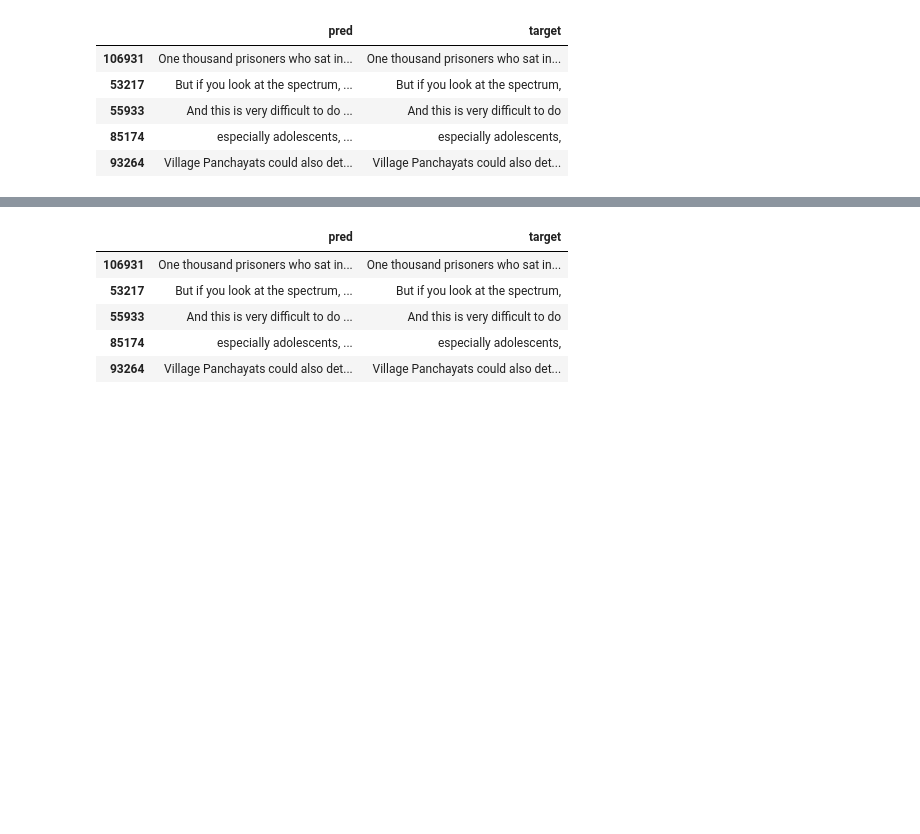
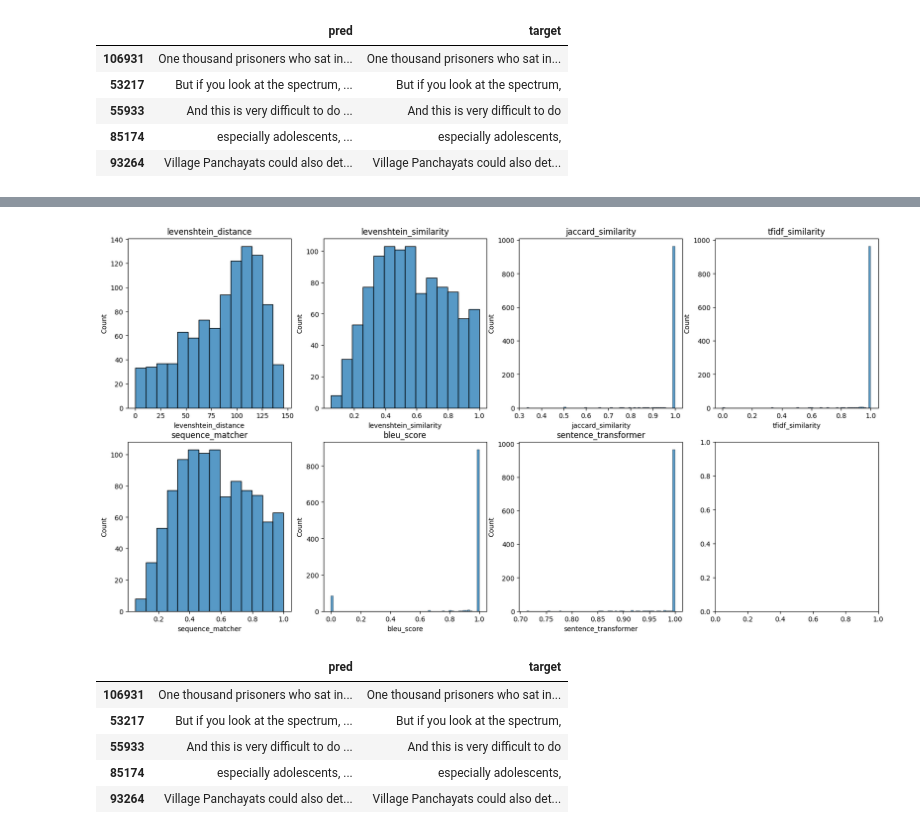
Before and after one commit to AndreDon0/25AIMEPhI, a Jupyter notebook: Homework_20_translater/main.ipynb, the cells around one changed output, grey strips where cells are left out. Drawn from its saved outputs; the diff is of its cells as text; code cells hidden in the pictures; blank space fills up the shorter version.

```diff
--- a/Homework_20_translater/main.ipynb
+++ b/Homework_20_translater/main.ipynb
@@ -172,5 +159,5 @@ from metrics import Metrics
 
 metrics = Metrics()
 samples = gru_preds.sample(eval_samples)
-metrics.calculate_metrics(samples["pred"], samples["target"])
+gru_metrics = metrics.calculate_metrics(samples["pred"], samples["target"])
 # %% [output]
@@ -207,3 +199,13 @@ Consider using lower n-gram order or use SmoothingFunction()
+# %%
+fig, axes = plt.subplots(2, 4, figsize=(20, 10))
+
+for i, metric in enumerate(gru_metrics.columns):
+    sns.histplot(gru_metrics[metric], ax=axes[i // 4, i % 4])
+    axes[i // 4, i % 4].set_title(metric)
+
+plt.show()
+# %% [output]
+[figure, added]
 # %%
 lstm_trainer.load("lstm.pth")
 # %%
```
Also changed, not shown: parts of 7 cells of this notebook, 1 other file.
